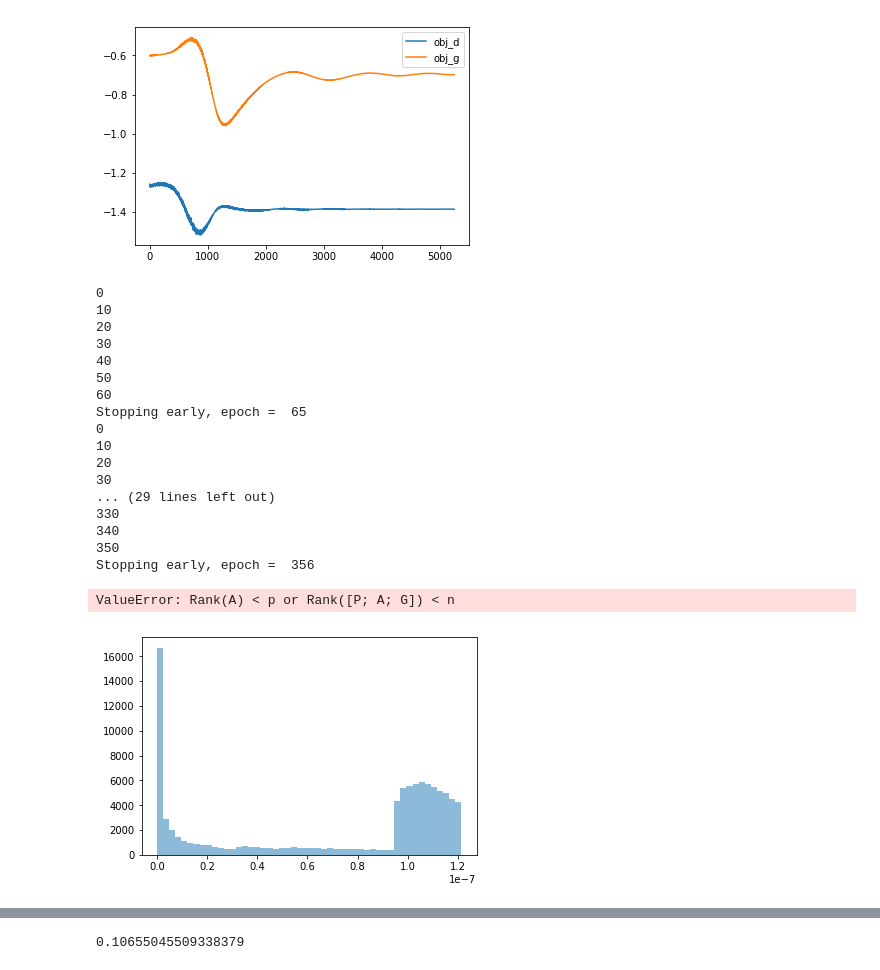
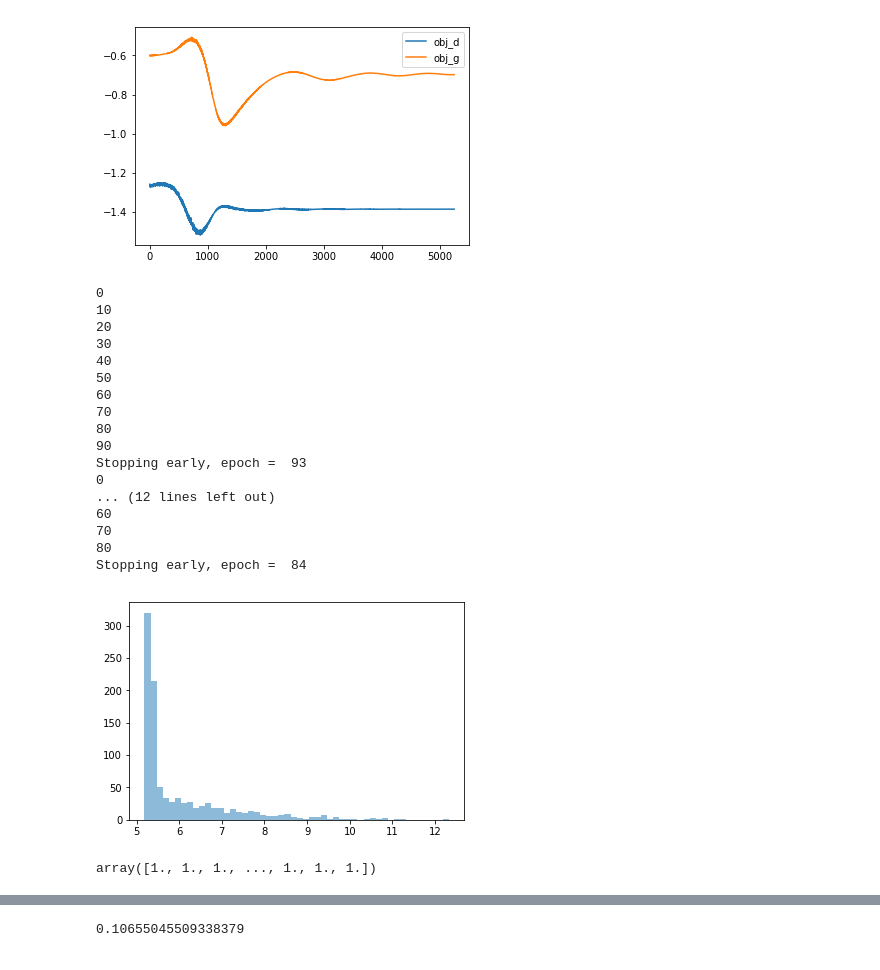
Before and after one commit to bowenliu1992/gan_is, a Jupyter notebook: GAN_IS_prototype.ipynb, the cells around one changed output, grey strips where cells are left out. Saved outputs shown, nothing was run; the diff lists cells and outputs as text; code cells hidden in the pictures.

```diff
--- a/GAN_IS_prototype.ipynb
+++ b/GAN_IS_prototype.ipynb
@@ -197,7 +197,7 @@ class ISGAN(object):
                     batch_x.sort() # it's better to sort the data first
                     if self.is_enabled == True:
                         Kp = compute_Kp(batch_x, self.std_normal_sp, self.normal_barrier_param)
-                        is_weights = np.reshape(compute_is_weights(Kp), (self.batch_size, 1))
+                        is_weights = np.reshape(compute_is_weights(Kp)*self.batch_size, (self.batch_size, 1))
                     else:
                         is_weights = np.ones((self.batch_size, 1))
                     noise = self.get_noise(self.batch_size, self.n_noise)
@@ -277,8 +277,10 @@ gamma = 5
 X = sample_func(1000)
 gamma_0 = compute_gammak(X, 0.1)
 X_0 = gen_conditional_samples(1000, gamma_0, sample_func)
-sess = tf.Session()
-gan = ISGAN('0', sess, 5000, 200, 1, 1, 6, 50, 0.0003, gamma_0, False)
+sess_list = []
+sess0 = tf.Session()
+sess_list.append(sess0)
+gan = ISGAN('0', sess0, 5000, 200, 1, 1, 6, 50, 0.0003, gamma_0, False)
 gan.build_model()
 gan.train(sample_func)
 X_theta0 = gan.gan_sampler(1000)
@@ -289,6 +291,7 @@ while cur_gamma < gamma:
 #X_theta1 = gen_conditional_samples(1000, cur_gamma, gan.gan_sampler)
 #conditional_gan_sampler = partial(gen_conditional_samples, gamma=cur_gamma, sample_func=gan.gan_sampler)
     cur_sess = tf.Session()
+    sess_list.append(cur_sess)
     cur_gan = ISGAN(str(idx), cur_sess, 5000, 200, 1, 1, 6, 50, 0.0003, cur_gamma, True)
     cur_gan.build_model()
     cur_gan.train(prev_gan.gan_sampler)
@@ -303,19 +306,30 @@ while cur_gamma < gamma:
 40
 50
 60
-Stopping early, epoch =  65
+70
+80
+90
+Stopping early, epoch =  93
 0
-10
-20
-30
-... (29 lines left out)
-330
-340
-350
-Stopping early, epoch =  356
+... (12 lines left out)
+60
+70
+80
+Stopping early, epoch =  84
-ValueError: Rank(A) < p or Rank([P; A; G]) < n
 # %%
-xs = prev_gan.gan_sampler(100000)
+# samples of P_{theta_m+1} approximation of P(|g(X) > gamma)
+xs = cur_gan.gan_sampler(1000)
 n, bins, patches = plt.hist(xs, 50, alpha=0.5)
 # %% [output]
-[figure, old version]
+[figure, new version]
+# %%
+normal_sp = compute_sp('normal')
+std_normal_sp = partial(normal_sp, mu=0.0, sigma=1.0)
+normal_barrier = compute_kernel_info('normal_barrier')
+normal_barrier_param = partial(normal_barrier, h=1.0, c=0.0, gamma=5)
+n = 10000
+xs = cur_gan.gan_sampler(n)
+Kp = compute_Kp(xs, std_normal_sp, normal_barrier_param)
+is_weights = np.reshape(compute_is_weights(Kp), (n, 1))
+# %% [output]
+array([1., 1., 1., ..., 1., 1., 1.])
```
Also changed, not shown: parts of 5 cells of this notebook.
